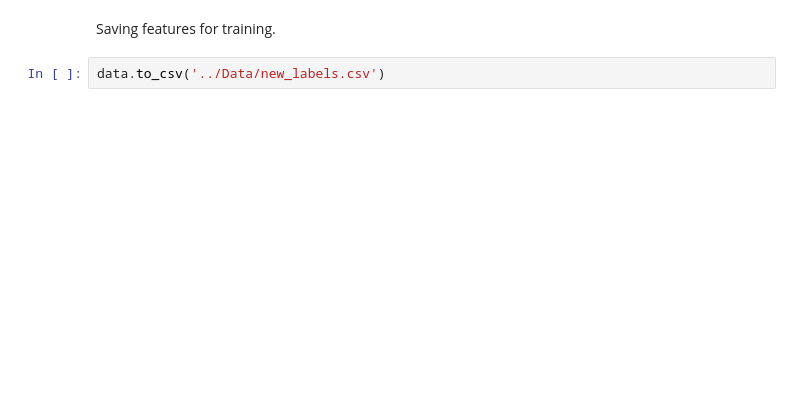
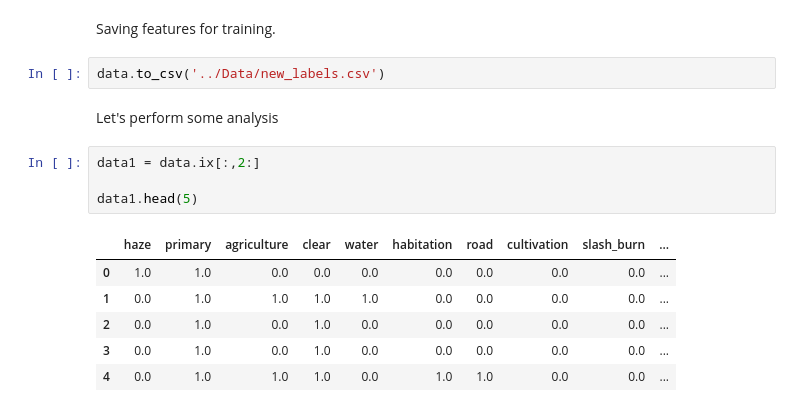
Before and after one commit to Hareesh-Ravi/Understanding-the-Amazon-from-space, a Jupyter notebook: Initial Data Analysis.ipynb, the cells around one changed output. Cells and saved outputs as stored; diff of their text form; blank space fills up the shorter version.

```diff
--- a/Initial Data Analysis.ipynb
+++ b/Initial Data Analysis.ipynb
@@ -77,3 +79,16 @@ data.head(5)
 Saving features for training.
 # %%
 data.to_csv('../Data/new_labels.csv')
+# %% [markdown]
+Let's perform some analysis
+# %%
+data1 = data.ix[:,2:]
+
+data1.head(5)
+# %% [output]
+|  | haze | primary | agriculture | clear | water | habitation | road | cultivation | slash_burn | ... |
+| 0 | 1.0 | 1.0 | 0.0 | 0.0 | 0.0 | 0.0 | 0.0 | 0.0 | 0.0 | ... |
+| 1 | 0.0 | 1.0 | 1.0 | 1.0 | 1.0 | 0.0 | 0.0 | 0.0 | 0.0 | ... |
+| 2 | 0.0 | 1.0 | 0.0 | 1.0 | 0.0 | 0.0 | 0.0 | 0.0 | 0.0 | ... |
+| 3 | 0.0 | 1.0 | 0.0 | 1.0 | 0.0 | 0.0 | 0.0 | 0.0 | 0.0 | ... |
+| 4 | 0.0 | 1.0 | 1.0 | 1.0 | 0.0 | 1.0 | 1.0 | 0.0 | 0.0 | ... |
```
Also changed, not shown: parts of 1 cell of this notebook, 2 other files.
